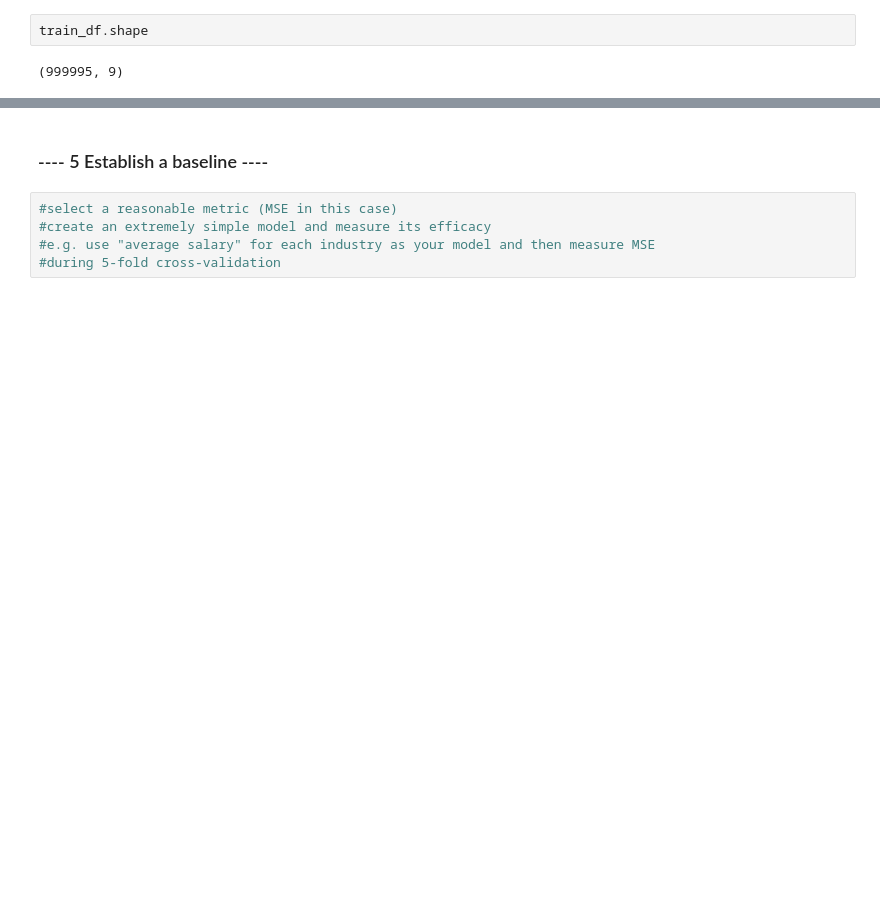
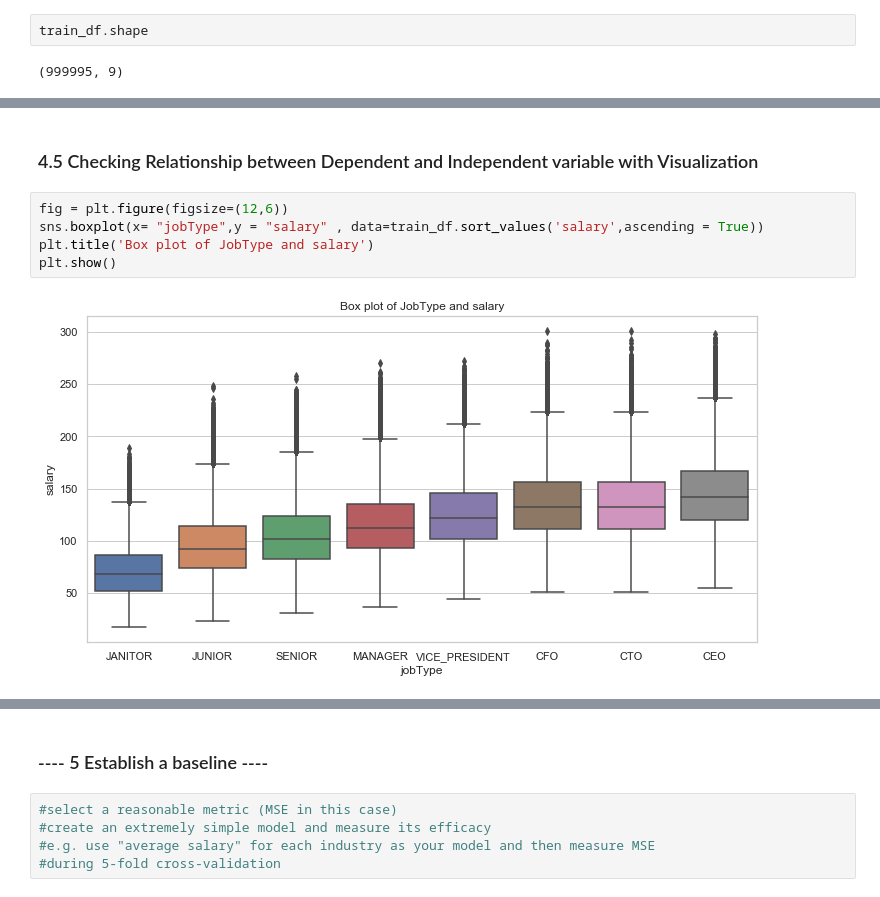
Before and after one commit to mdmosiurrahman/SalaryPredectionPortfolio, a Jupyter notebook: SalaryPredectionNotebook.ipynb, the cells around one changed output, grey strips where cells are left out. Drawn from its saved outputs; the diff is of its cells as text; blank space fills up the shorter version.

```diff
--- a/SalaryPredectionNotebook.ipynb
+++ b/SalaryPredectionNotebook.ipynb
@@ -214,0 +303,9 @@ IQR
+# %% [markdown]
+### 4.5 Checking Relationship between Dependent and Independent variable with Visualization
+# %%
+fig = plt.figure(figsize=(12,6))
+sns.boxplot(x= "jobType",y = "salary" , data=train_df.sort_values('salary',ascending = True))
+plt.title('Box plot of JobType and salary')
+plt.show()
+# %% [output]
+[figure, added]
```
Also changed, not shown: parts of 143 cells of this notebook.
